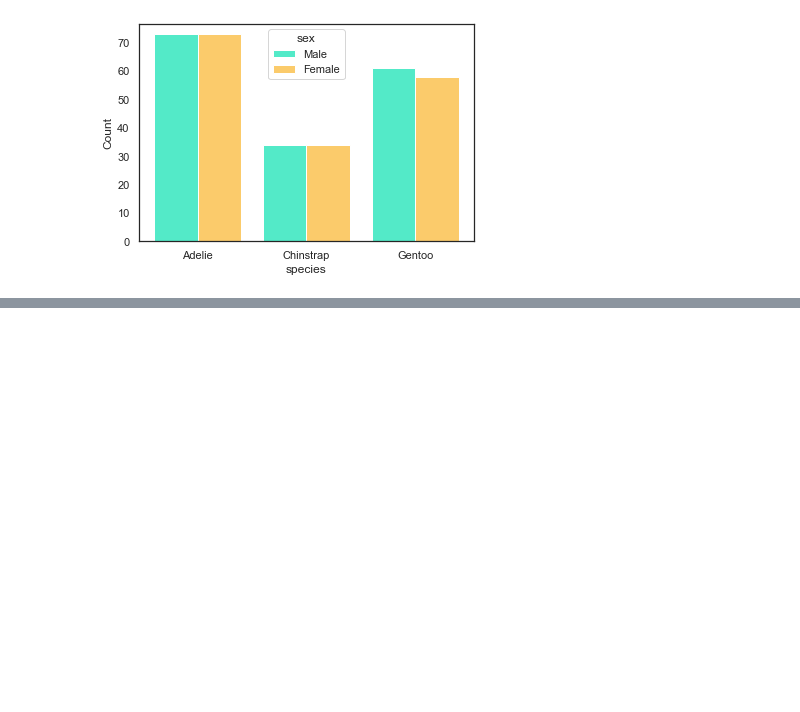
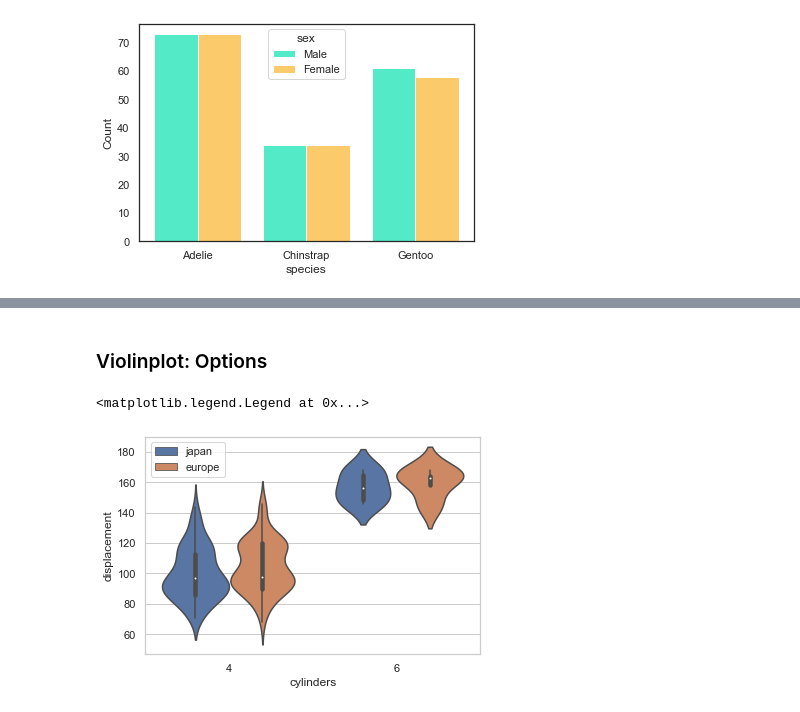
Before and after one commit to sinchan-s/everything_data_science, a Jupyter notebook: Seaborn tuts.ipynb, the cells around one changed output, grey strips where cells are left out. Drawn from its saved outputs; the diff is of its cells as text; code cells hidden in the pictures; blank space fills up the shorter version.

```diff
--- a/Seaborn tuts.ipynb
+++ b/Seaborn tuts.ipynb
@@ -398,0 +415,8 @@ sns.boxplot(y='origin', x='mpg', data=cars2, showcaps=False)
+# %% [markdown]
+### Violinplot: Options
+# %%
+sns.violinplot(data=cars2[cars2.origin.isin(['japan', 'europe'])], x='cylinders', y='displacement', hue='origin')
+plt.legend(loc=2)
+# %% [output]
+<matplotlib.legend.Legend at 0x...>
+[figure, added]
```
Also changed, not shown: parts of 102 cells of this notebook.
